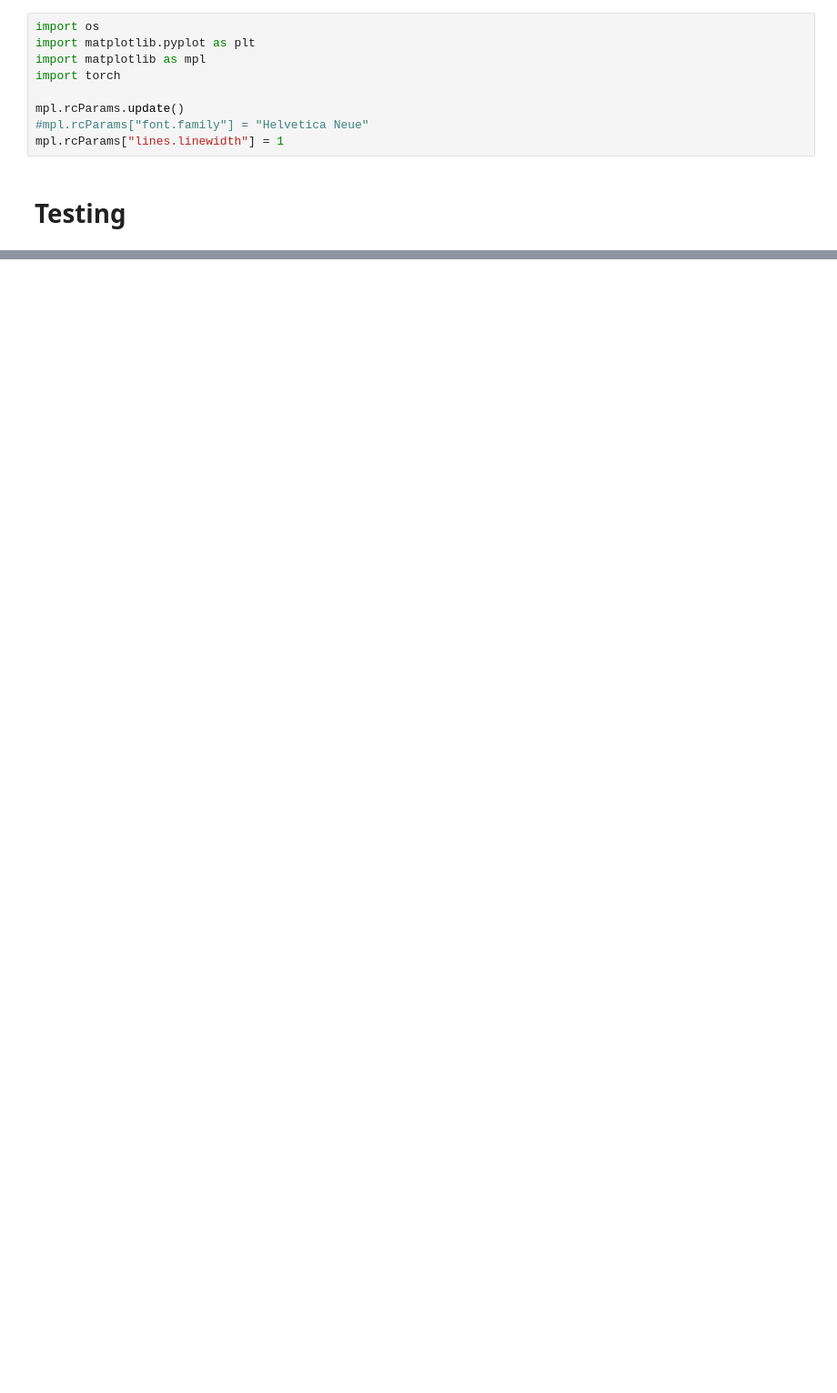
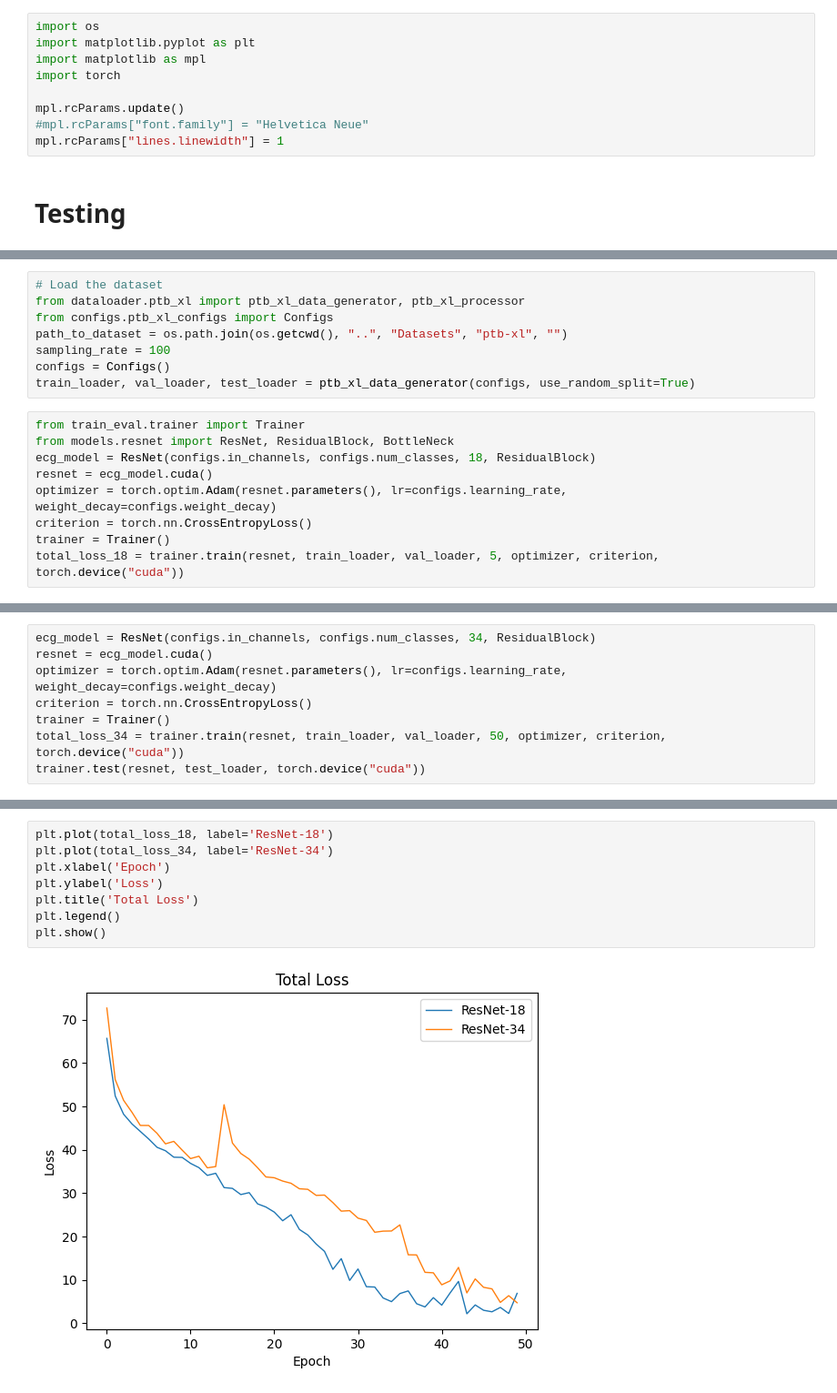
Before and after one commit to Simo067m/Bachelors-project, a Jupyter notebook: src/testing.ipynb, the cells around one changed output, grey strips where cells are left out. Shown at 91% size. Drawn from its saved outputs; the diff is of its cells as text; blank space fills up the shorter version.

Commit message:
Linear projectors, model updates, dataset updates

```diff
--- a/src/testing.ipynb
+++ b/src/testing.ipynb
@@ -93,0 +12,17 @@ device(type='cuda')
+# %%
+# Load the dataset
+from dataloader.ptb_xl import ptb_xl_data_generator, ptb_xl_processor
+from configs.ptb_xl_configs import Configs
+path_to_dataset = os.path.join(os.getcwd(), "..", "Datasets", "ptb-xl", "")
+sampling_rate = 100
+configs = Configs()
+train_loader, val_loader, test_loader = ptb_xl_data_generator(configs, use_random_split=True)
+# %%
+from train_eval.trainer import Trainer
+from models.resnet import ResNet, ResidualBlock, BottleNeck
+ecg_model = ResNet(configs.in_channels, configs.num_classes, 18, ResidualBlock)
+resnet = ecg_model.cuda()
+optimizer = torch.optim.Adam(resnet.parameters(), lr=configs.learning_rate, weight_decay=configs.weight_decay)
+criterion = torch.nn.CrossEntropyLoss()
+trainer = Trainer()
+total_loss_18 = trainer.train(resnet, train_loader, val_loader, 5, optimizer, criterion, torch.device("cuda"))
@@ -93,0 +58,8 @@ device(type='cuda')
+# %%
+ecg_model = ResNet(configs.in_channels, configs.num_classes, 34, ResidualBlock)
+resnet = ecg_model.cuda()
+optimizer = torch.optim.Adam(resnet.parameters(), lr=configs.learning_rate, weight_decay=configs.weight_decay)
+criterion = torch.nn.CrossEntropyLoss()
+trainer = Trainer()
+total_loss_34 = trainer.train(resnet, train_loader, val_loader, 50, optimizer, criterion, torch.device("cuda"))
+trainer.test(resnet, test_loader, torch.device("cuda"))
@@ -93,0 +92,10 @@ device(type='cuda')
+# %%
+plt.plot(total_loss_18, label='ResNet-18')
+plt.plot(total_loss_34, label='ResNet-34')
+plt.xlabel('Epoch')
+plt.ylabel('Loss')
+plt.title('Total Loss')
+plt.legend()
+plt.show()
+# %% [output]
+[figure, added]
```
Also changed, not shown: parts of 10 cells of this notebook, 21 other files.
